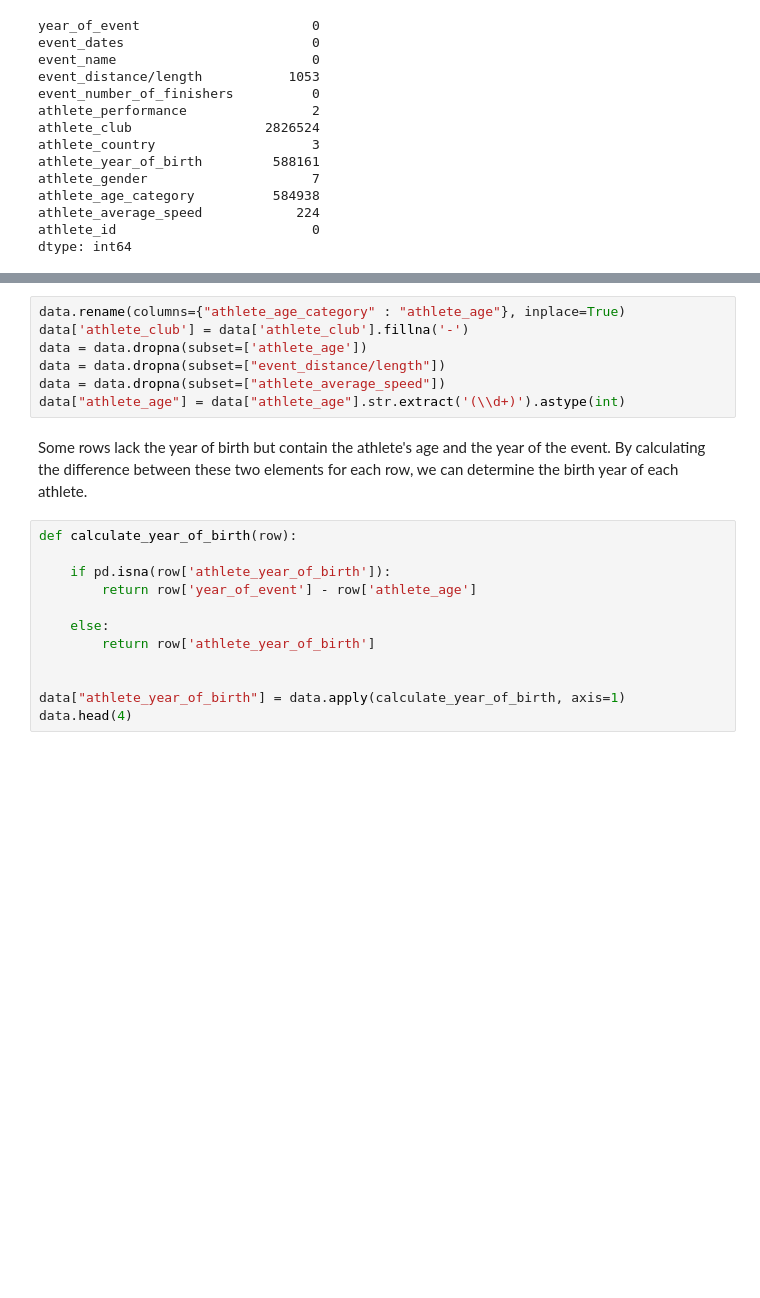
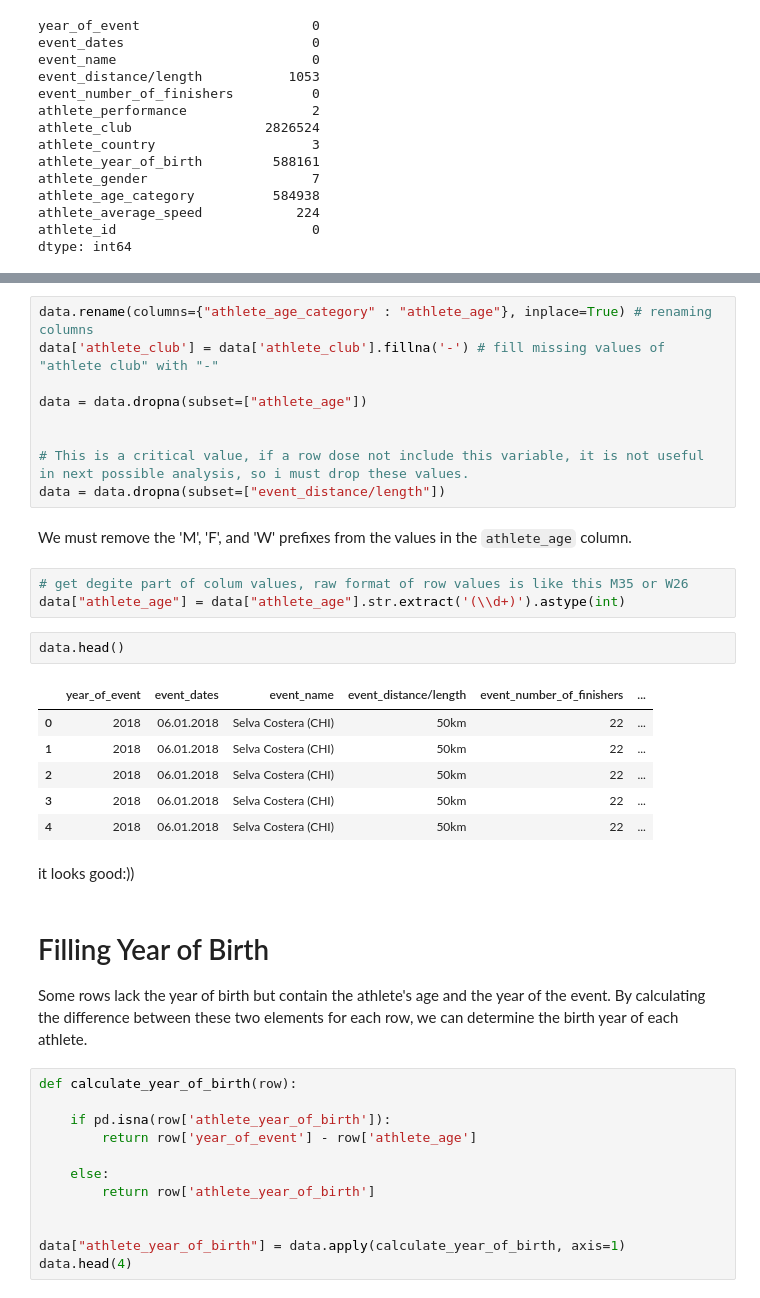
Before and after one commit to saeedshirani/EDA-On-SuperMessy-Datasets, a Jupyter notebook: The big dataset of ultra-marathon running/EDA.ipynb, the cells around one changed output, grey strips where cells are left out. Drawn from its saved outputs; the diff is of its cells as text; blank space fills up the shorter version.

```diff
--- a/The big dataset of ultra-marathon running/EDA.ipynb
+++ b/The big dataset of ultra-marathon running/EDA.ipynb
@@ -65,11 +65,30 @@ dtype: int64
 # %%
-data.rename(columns={"athlete_age_category" : "athlete_age"}, inplace=True)
-data['athlete_club'] = data['athlete_club'].fillna('-')
-data = data.dropna(subset=['athlete_age'])
+data.rename(columns={"athlete_age_category" : "athlete_age"}, inplace=True) # renaming columns
+data['athlete_club'] = data['athlete_club'].fillna('-') # fill missing values of "athlete club" with "-"
+
+data = data.dropna(subset=["athlete_age"])
+
+
+# This is a critical value, if a row dose not include this variable, it is not useful in next possible analysis, so i must drop these values.
 data = data.dropna(subset=["event_distance/length"])
-data = data.dropna(subset=["athlete_average_speed"])
-data["athlete_age"] = data["athlete_age"].str.extract('(\\d+)').astype(int)
+# %% [markdown]
+We must remove the 'M', 'F', and 'W' prefixes from the values in the `athlete_age` column.
+# %%
+# get degite part of colum values, raw format of row values is like this M35 or W26
+data["athlete_age"] = data["athlete_age"].str.extract('(\\d+)').astype(int)
+# %%
+data.head()
+# %% [output]
+|  | year_of_event | event_dates | event_name | event_distance/length | event_number_of_finishers | ... |
+| 0 | 2018 | 06.01.2018 | Selva Costera (CHI) | 50km | 22 | ... |
+| 1 | 2018 | 06.01.2018 | Selva Costera (CHI) | 50km | 22 | ... |
+| 2 | 2018 | 06.01.2018 | Selva Costera (CHI) | 50km | 22 | ... |
+| 3 | 2018 | 06.01.2018 | Selva Costera (CHI) | 50km | 22 | ... |
+| 4 | 2018 | 06.01.2018 | Selva Costera (CHI) | 50km | 22 | ... |
+# %% [markdown]
+it looks good:))
 # %% [markdown]
+# Filling Year of Birth
 Some rows lack the year of birth but contain the athlete's age and the year of the event. By calculating the difference between these two elements for each row, we can determine the birth year of each athlete.
 # %%
 def calculate_year_of_birth(row):
```
Also changed, not shown: parts of 14 cells of this notebook.
